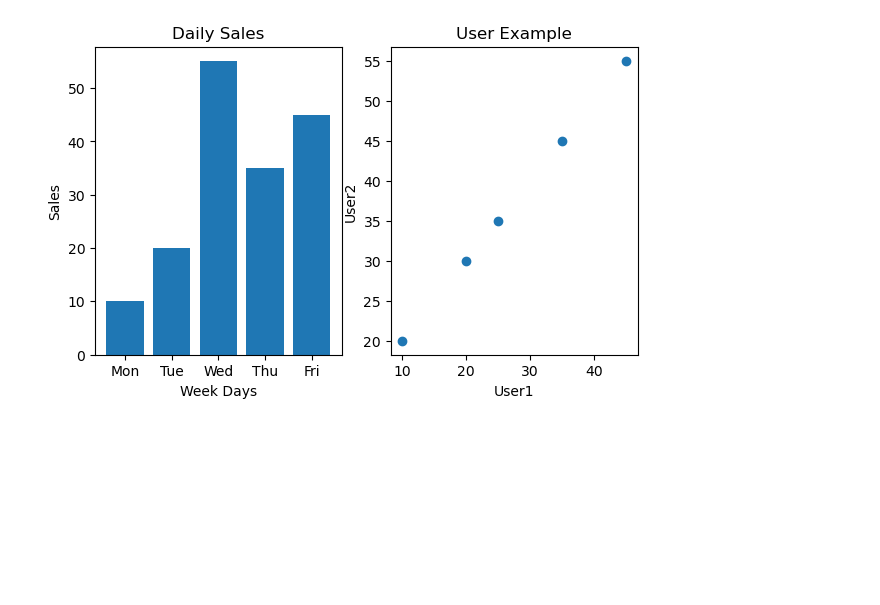
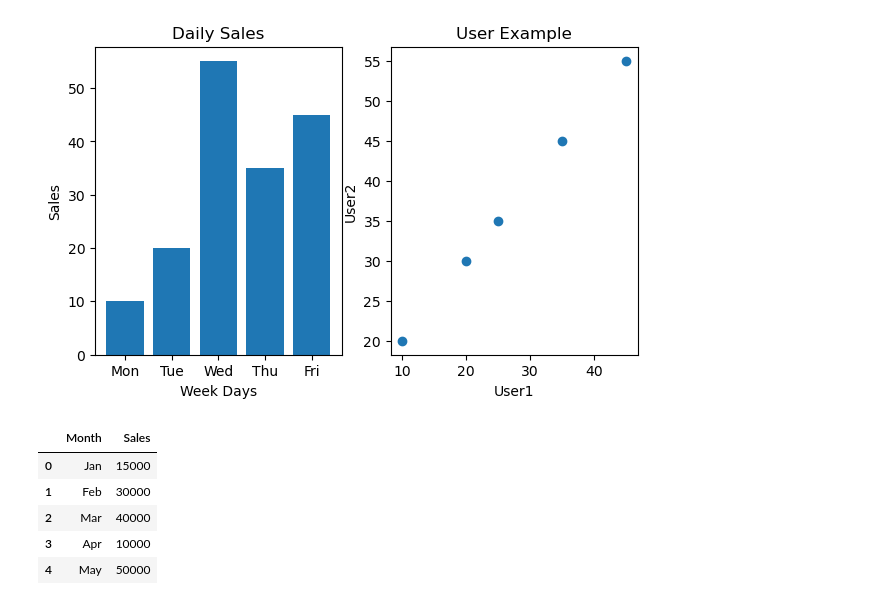
Before and after one commit to YashNotCoder/Python-Learning, a Jupyter notebook: Libraries/Matplotlib/Basics of matplotlib.ipynb, the cells around one changed output. Saved outputs shown, nothing was run; the diff lists cells and outputs as text; code cells hidden in the pictures; blank space fills up the shorter version.

```diff
--- a/Libraries/Matplotlib/Basics of matplotlib.ipynb
+++ b/Libraries/Matplotlib/Basics of matplotlib.ipynb
@@ -90,0 +95,14 @@ plt.show()
+# %%
+data = {
+       'Month' : ['Jan' , 'Feb' , 'Mar' , 'Apr' , 'May'] ,
+       'Sales' : [15000 , 30000 , 40000 , 10000 , 50000]
+}
+df =  pd.DataFrame(data)
+df
+# %% [output]
+|  | Month | Sales |
+| 0 | Jan | 15000 |
+| 1 | Feb | 30000 |
+| 2 | Mar | 40000 |
+| 3 | Apr | 10000 |
+| 4 | May | 50000 |
```
Also changed, not shown: parts of 3 cells of this notebook.
